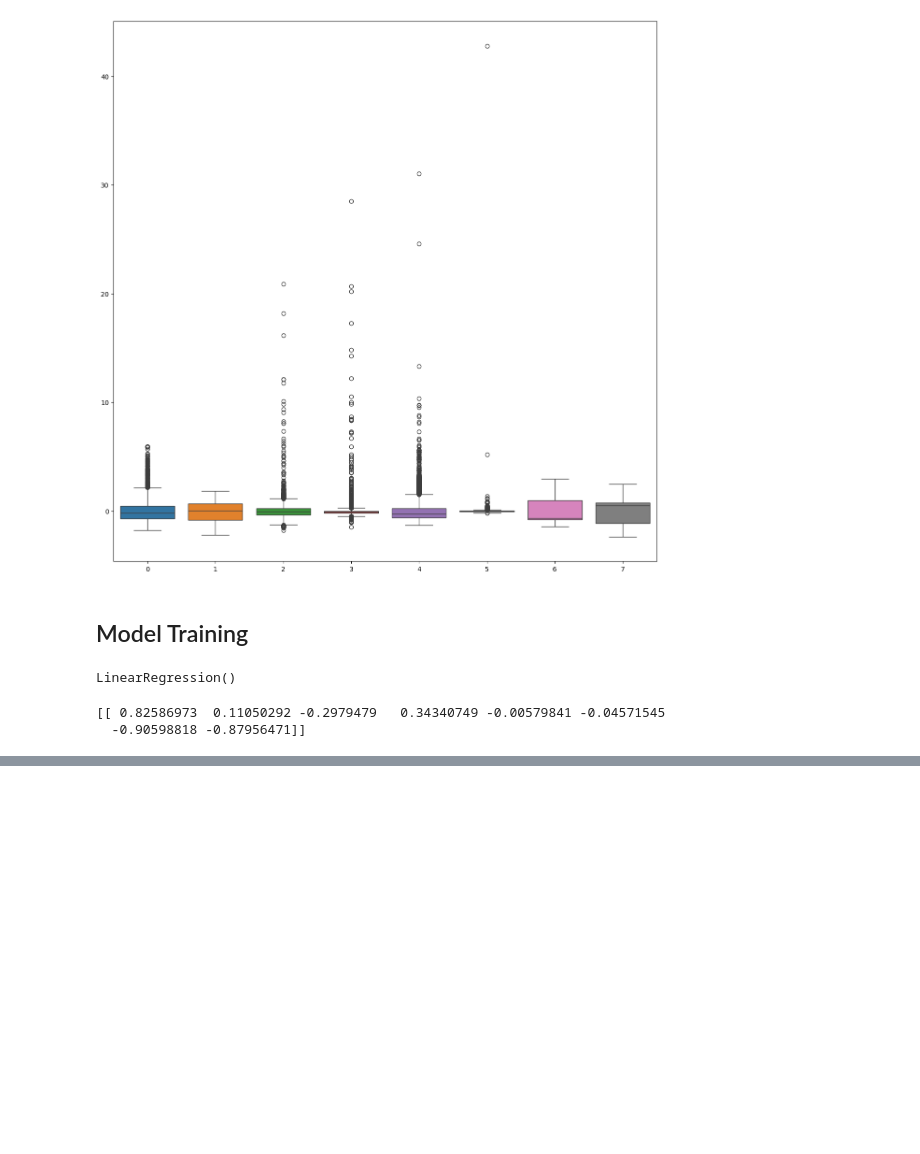
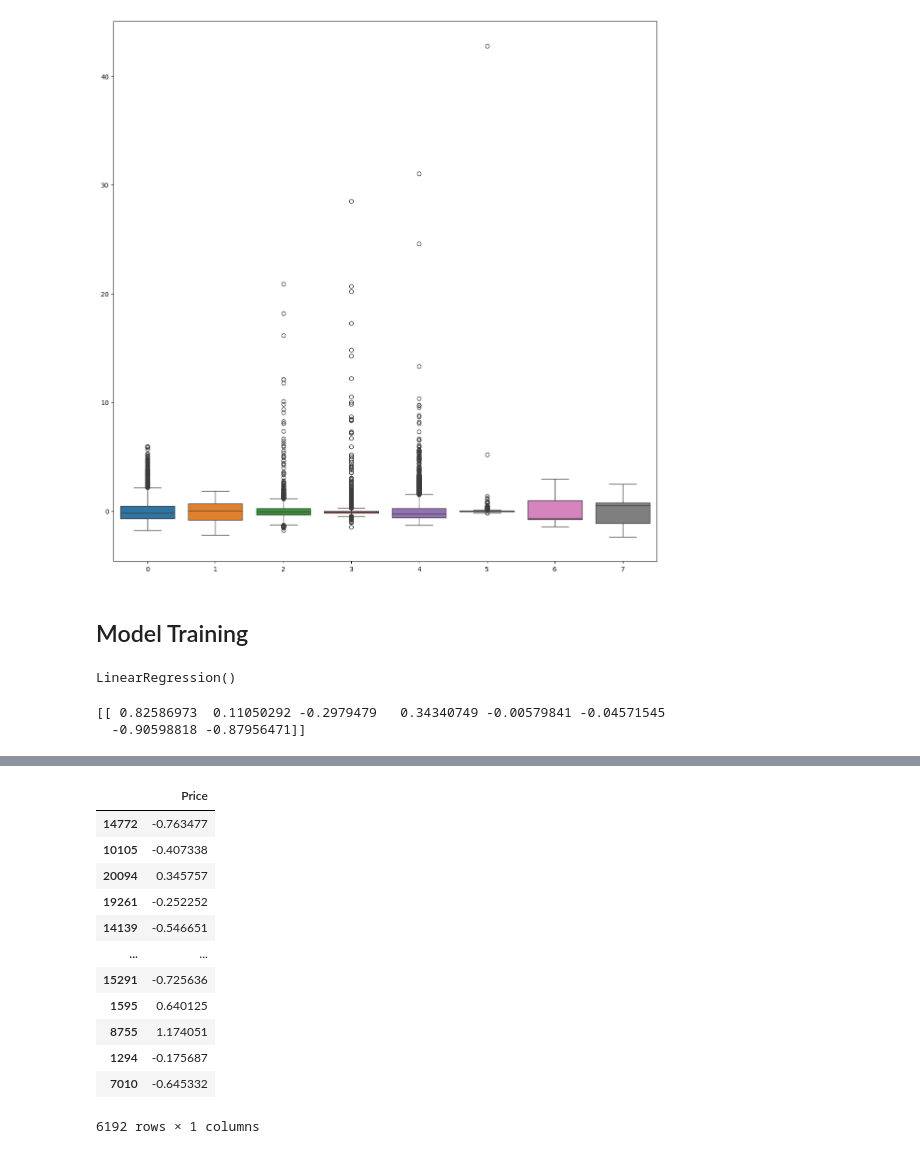
Before and after one commit to Priyabrata111/Predicting_House_Price, a Jupyter notebook: Predict House Prices.ipynb, the cells around one changed output, grey strips where cells are left out. Drawn from its saved outputs; the diff is of its cells as text; code cells hidden in the pictures; blank space fills up the shorter version.

```diff
--- a/Predict House Prices.ipynb
+++ b/Predict House Prices.ipynb
@@ -251,0 +267,18 @@ print(model.
+# %%
+## calculate error or residuals
+residuals = y_test-y_pred
+residuals
+# %% [output]
+|  | Price |
+| 14772 | -0.763477 |
+| 10105 | -0.407338 |
+| 20094 | 0.345757 |
+| 19261 | -0.252252 |
+| 14139 | -0.546651 |
+| ... | ... |
+| 15291 | -0.725636 |
+| 1595 | 0.640125 |
+| 8755 | 1.174051 |
+| 1294 | -0.175687 |
+| 7010 | -0.645332 |
+6192 rows × 1 columns
```
Also changed, not shown: parts of 6 cells of this notebook.
